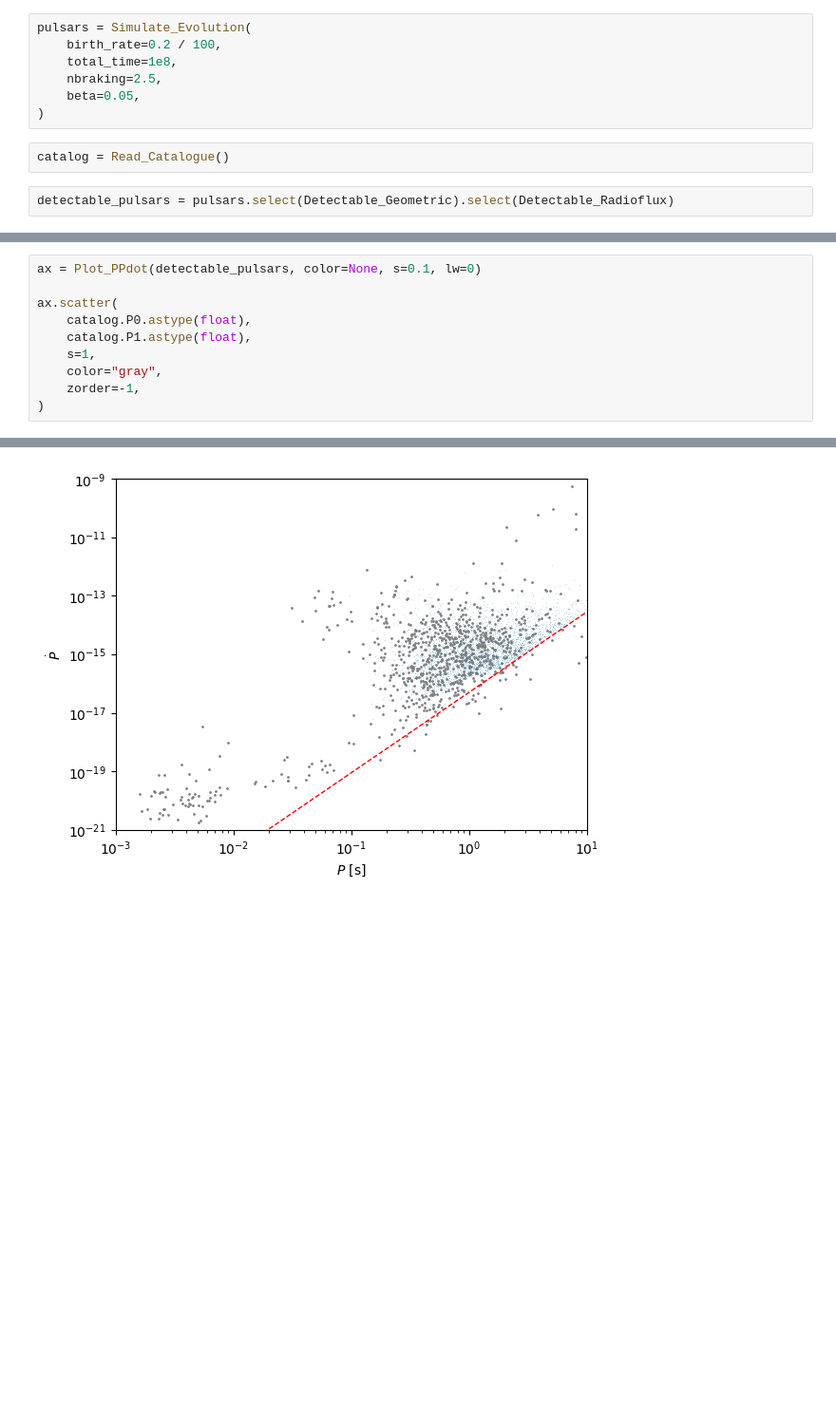
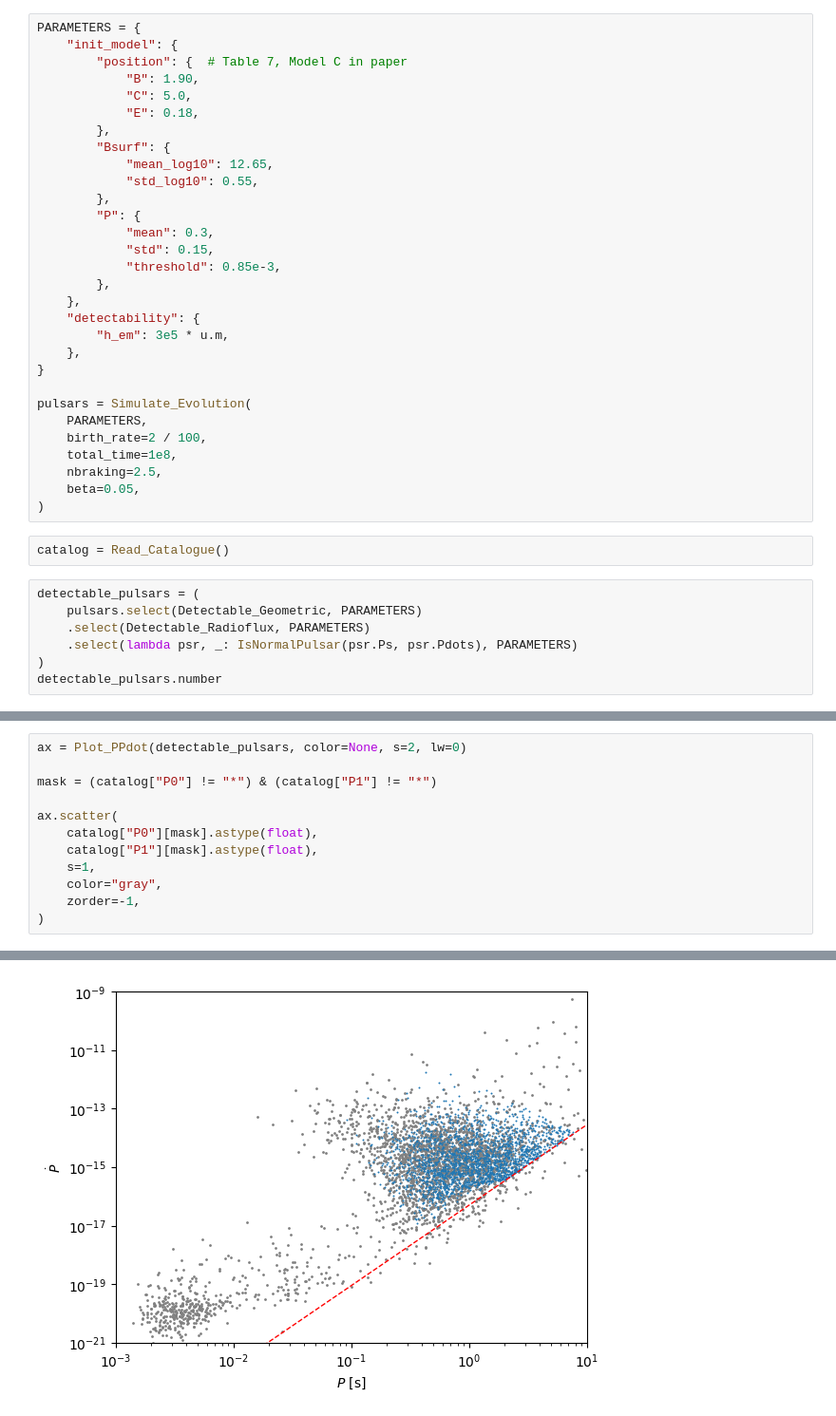
Before and after one commit to haykh/psr-evolve, a Jupyter notebook: pop-synthesis.ipynb, the cells around one changed output, grey strips where cells are left out. Shown at 95% size. Saved outputs shown, nothing was run; the diff lists cells and outputs as text; blank space fills up the shorter version.

```diff
--- a/pop-synthesis.ipynb
+++ b/pop-synthesis.ipynb
@@ -62,6 +59,29 @@ Task:
 # %%
+PARAMETERS = {
+    "init_model": {
+        "position": {  # Table 7, Model C in paper
+            "B": 1.90,
+            "C": 5.0,
+            "E": 0.18,
+        },
+        "Bsurf": {
+            "mean_log10": 12.65,
+            "std_log10": 0.55,
+        },
+        "P": {
+            "mean": 0.3,
+            "std": 0.15,
+            "threshold": 0.85e-3,
+        },
+    },
+    "detectability": {
+        "h_em": 3e5 * u.m,
+    },
+}
+
 pulsars = Simulate_Evolution(
-    birth_rate=0.2 / 100,
+    PARAMETERS,
+    birth_rate=2 / 100,
     total_time=1e8,
     nbraking=2.5,
     beta=0.05,
@@ -69,4 +89,9 @@ pulsars = Simulate_Evolution(
 # %%
 catalog = Read_Catalogue()
 # %%
-detectable_pulsars = pulsars.select(Detectable_Geometric).select(Detectable_Radioflux)
+detectable_pulsars = (
+    pulsars.select(Detectable_Geometric, PARAMETERS)
+    .select(Detectable_Radioflux, PARAMETERS)
+    .select(lambda psr, _: IsNormalPulsar(psr.Ps, psr.Pdots), PARAMETERS)
+)
+detectable_pulsars.number
@@ -73,16 +119,18 @@ detectable_pulsars = pulsars.select(Detectable_Geometric).select(Detectable_Radi
 # %%
-ax = Plot_PPdot(detectable_pulsars, color=None, s=0.1, lw=0)
+ax = Plot_PPdot(detectable_pulsars, color=None, s=2, lw=0)
+
+mask = (catalog["P0"] != "*") & (catalog["P1"] != "*")
 
 ax.scatter(
-    catalog.P0.astype(float),
-    catalog.P1.astype(float),
+    catalog["P0"][mask].astype(float),
+    catalog["P1"][mask].astype(float),
     s=1,
     color="gray",
     zorder=-1,
 )
 # %% [output]
 <matplotlib.collections.PathCollection at 0x...>
-[figure, old version]
+[figure, new version]
 # %%
 # pack the data into 2D arrays
 
```
Also changed, not shown: parts of 13 cells of this notebook, 4 other files.
